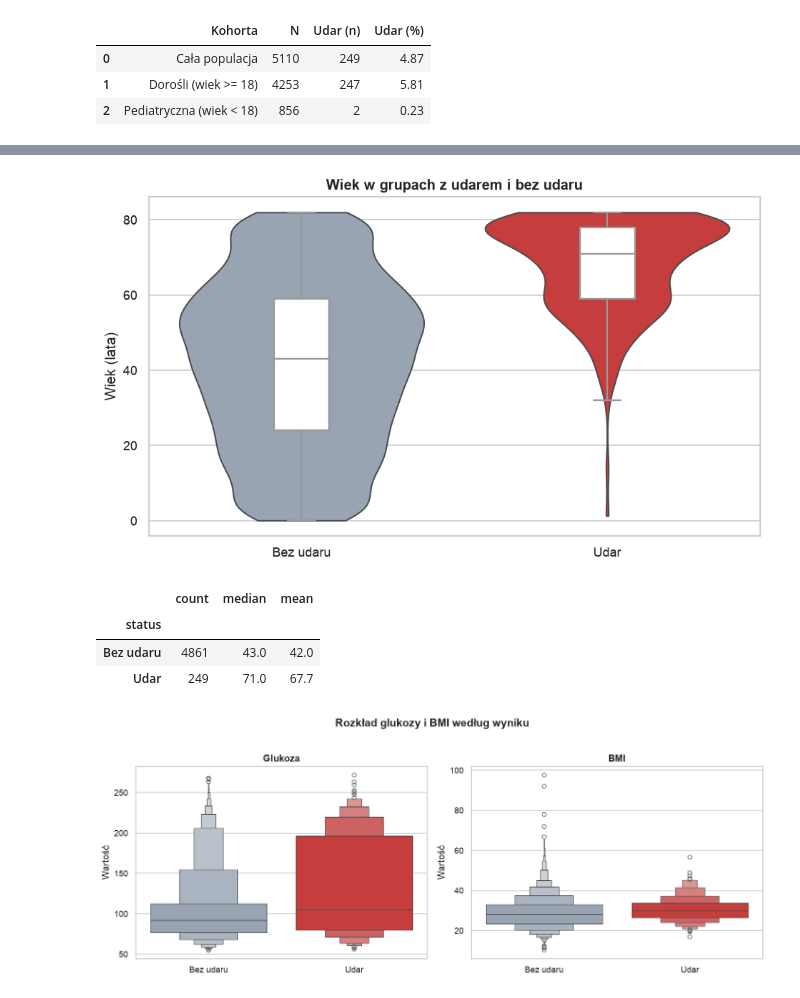
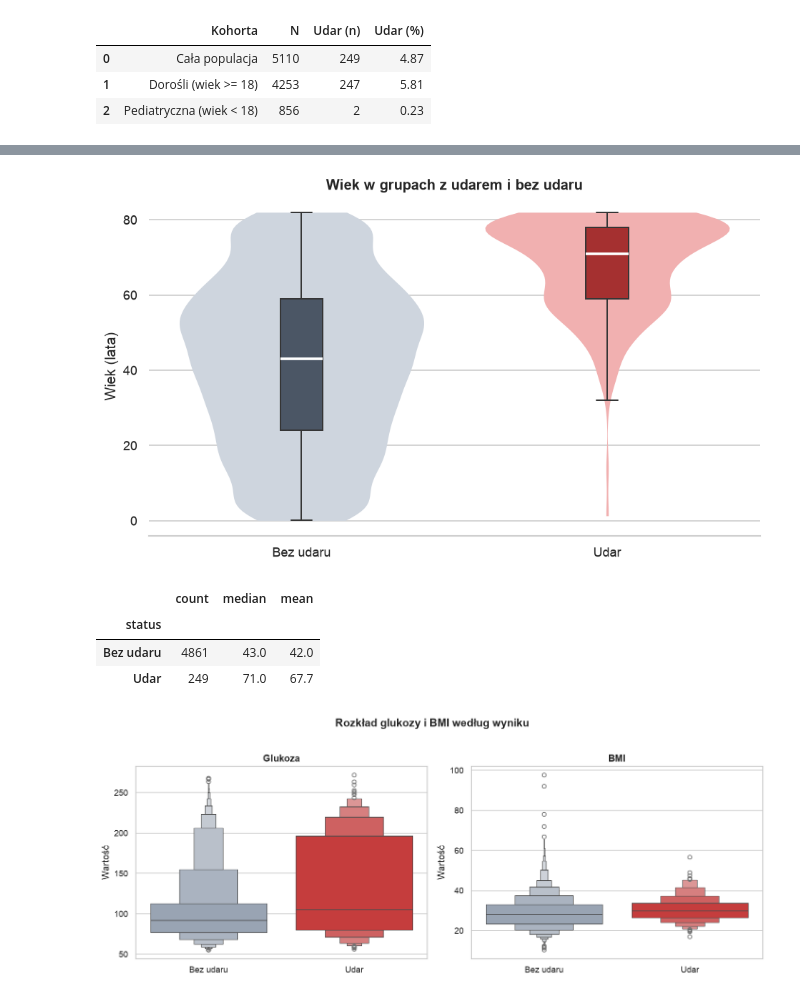
Before and after one commit to AntoniEntrepreneur/MedycznaAnaliza, a Jupyter notebook: notebooks/stroke_risk_analysis.ipynb, the cells around one changed output, grey strips where cells are left out. Cells and saved outputs as stored; diff of their text form; code cells hidden in the pictures.

```diff
--- a/notebooks/stroke_risk_analysis.ipynb
+++ b/notebooks/stroke_risk_analysis.ipynb
@@ -208,20 +212,27 @@ display(cohort_table)
 # %%
 # Wykres 5/7 — różnica wieku między grupami wyniku
+order = ["Bez udaru", "Udar"]
+light = {"Bez udaru": "#cbd5e1", "Udar": "#fca5a5"}  # violin: kształt rozkładu
+dark = {"Bez udaru": "#475569", "Udar": "#b91c1c"}   # boxplot: mediana i kwartyle
+
 fig, ax = plt.subplots(figsize=(8, 4.8))
-sns.violinplot(data=analysis_df, x="status", y="age", order=["Bez udaru", "Udar"],
-               inner=None, cut=0, palette={"Bez udaru": "#94a3b8", "Udar": "#dc2626"}, ax=ax)
-sns.boxplot(data=analysis_df, x="status", y="age", order=["Bez udaru", "Udar"],
-            width=0.18, showfliers=False, color="white", linewidth=1.4, ax=ax)
+sns.violinplot(data=analysis_df, x="status", y="age", order=order,
+               inner=None, cut=0, linewidth=0, palette=light, ax=ax)
+sns.boxplot(data=analysis_df, x="status", y="age", order=order,
+            width=0.14, showfliers=False, palette=dark, linewidth=1.2,
+            medianprops={"color": "white", "linewidth": 2.2}, ax=ax)
 ax.set_title("Wiek w grupach z udarem i bez udaru")
 ax.set_xlabel("")
 ax.set_ylabel("Wiek (lata)")
+ax.grid(axis="x", visible=False)
+sns.despine(ax=ax, left=True)
 plt.tight_layout()
 plt.show()
 
-age_summary = analysis_df.groupby("status")["age"].agg(["count", "median", "mean"]).reindex(["Bez udaru", "Udar"]).round(1)
+age_summary = analysis_df.groupby("status")["age"].agg(["count", "median", "mean"]).reindex(order).round(1)
 display(age_summary)
 # %% [output]
-[figure, old version]
+[figure, new version]
 |  | count | median | mean |
 | status |  |  |  |
 | Bez udaru | 4861 | 43.0 | 42.0 |
```
Also changed, not shown: parts of 8 cells of this notebook.
